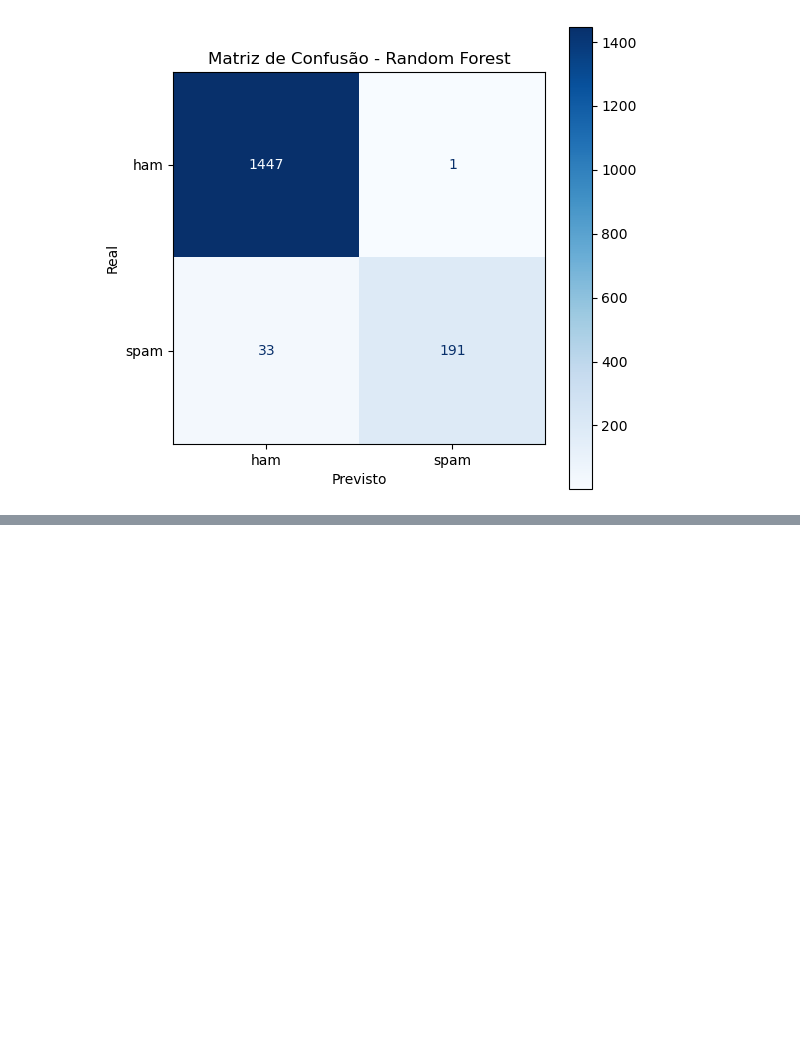
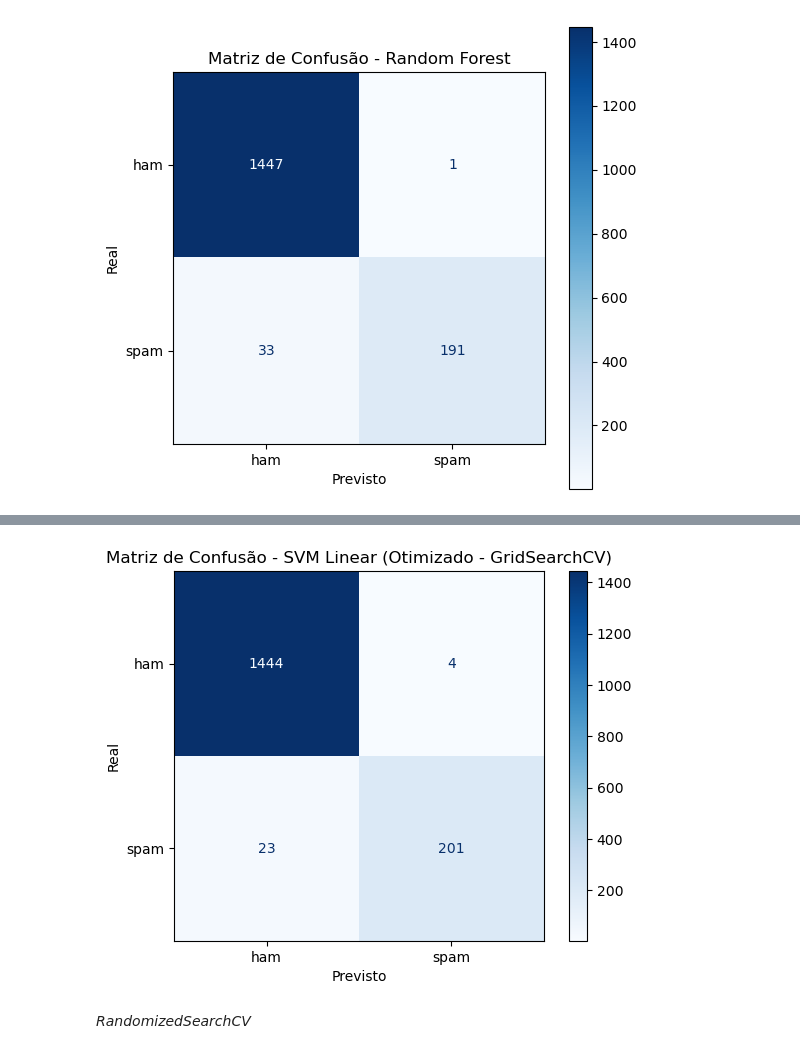
Before and after one commit to deborakocks/projeto6_spam, a Jupyter notebook: PI6_AnaliseSpam.ipynb, the cells around one changed output, grey strips where cells are left out. Cells and saved outputs as stored; diff of their text form; code cells hidden in the pictures; blank space fills up the shorter version.

Commit message:
adicionando hiperparâmetros de SVM Linear

```diff
--- a/PI6_AnaliseSpam.ipynb
+++ b/PI6_AnaliseSpam.ipynb
@@ -445,0 +473,35 @@ Justificar a escolha da métrica principal (ex: F1-Score é adequado para dados
+# %%
+from sklearn.svm import LinearSVC
+from sklearn.model_selection import GridSearchCV
+from sklearn.metrics import classification_report, confusion_matrix, ConfusionMatrixDisplay, accuracy_score
+import matplotlib.pyplot as plt
+
+# Parâmetros válidos para SVM Linear (LinearSVC)
+param_grid_svm = {
+    'C': [0.1, 1, 10, 100],
+    'class_weight': [None, 'balanced']
+}
+
+# GridSearchCV com combinações válidas
+grid_search_svm = GridSearchCV(
+    estimator=LinearSVC(penalty='l2', loss='squared_hinge', dual=True, max_iter=10000, random_state=42),
+    param_grid=param_grid_svm,
+    cv=5,
+    scoring='f1_macro',
+    n_jobs=-1
+)
+
+# Treinamento
+grid_search_svm.fit(X_train_resampled, y_train_resampled)
+
+# Resultados
+best_params_svm = grid_search_svm.best_params_
+print("\n Melhores parâmetros SVM Linear:", best_params_svm)
+
+best_svm_model = grid_search_svm.best_estimator_
+y_pred_svm_optimized = best_svm_model.predict(X_test)
+
+# Avaliação
+print("\n Acurácia - SVM Linear:", accuracy_score(y_test, y_pred_svm_optimized))
+print("\n Relatório de Classificação - SVM Linear (Otimizado):")
+print(classification_report(y_test, y_pred_svm_optimized, target_names=['ham', 'spam']))
@@ -445,0 +522,14 @@ Justificar a escolha da métrica principal (ex: F1-Score é adequado para dados
+# %%
+# Matriz de confusão - CVM Linear - otimizado - GridSearchCV
+
+cm_svm_optimized = confusion_matrix(y_test, y_pred_svm_optimized)
+disp_svm_optimized = ConfusionMatrixDisplay(confusion_matrix=cm_svm_optimized, display_labels=['ham', 'spam'])
+disp_svm_optimized.plot(cmap='Blues')
+plt.title("Matriz de Confusão - SVM Linear (Otimizado - GridSearchCV)")
+plt.xlabel("Previsto")
+plt.ylabel("Real")
+plt.show()
+# %% [output]
+[figure, added]
+# %% [markdown]
+*RandomizedSearchCV*
```
Also changed, not shown: parts of 20 cells of this notebook.
